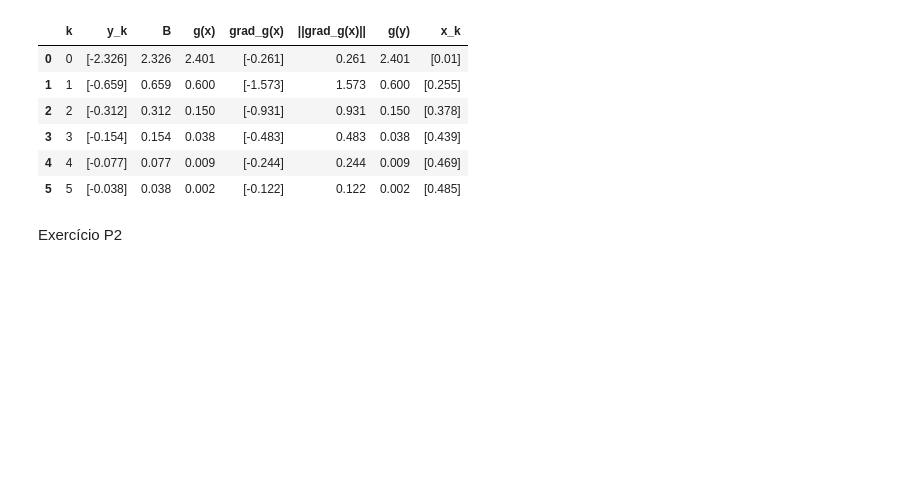
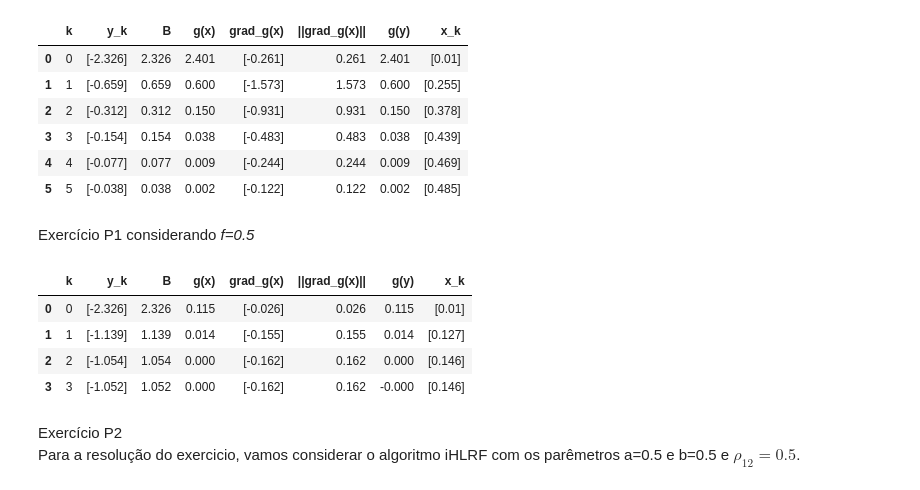
Before and after one commit to Gabrielsssilverio/Confiabilidade, a Jupyter notebook: Lista_tarefas.ipynb, the cells around one changed output. Cells and saved outputs as stored; diff of their text form; code cells hidden in the pictures; blank space fills up the shorter version.

```diff
--- a/Lista_tarefas.ipynb
+++ b/Lista_tarefas.ipynb
@@ -2348,8 +2342,78 @@ tabela
 | 3 | 3 | [-0.154] | 0.154 | 0.038 | [-0.483] | 0.483 | 0.038 | [0.439] |
 | 4 | 4 | [-0.077] | 0.077 | 0.009 | [-0.244] | 0.244 | 0.009 | [0.469] |
 | 5 | 5 | [-0.038] | 0.038 | 0.002 | [-0.122] | 0.122 | 0.002 | [0.485] |
+# %% [markdown]
+ Exercício P1 considerando *f=0.5*
+# %%
+import numpy as np
+import sympy as sp
+import pandas as pd
+
+
+# Equação do estado limite g(X)
+X1,f,P,L = sp.symbols('X1 f P L')
+vetor_simbolico_x = [X1]
+f = 0.5
+P = 1
+L = 1
+g_sym_function = ((f * P * L) / 4) - (P * (X1 - ((X1**2) / L)))
+
+
+def g_fun_numerica(x: np.ndarray) -> float:
+
+    f = 0.5
+    P = 1
+    L = 1
+    return ((f * P * L) / 4) - (P * (x[0] - ((x[0]**2) / L)))
+
+# Transformação X -> Y da equação de estado-limite g(X)
+Y1,f,P,L = sp.symbols('Y1 f P L')
+vetor_simbolico_y = [Y1]
+def g_y_simbolico_fun (vetor_x_simbolico):
+    f = 0.5
+    P = 1
+    L = 1
+    return ((f * P * L) / 4) - (P * (vetor_x_simbolico[0] - ((vetor_x_simbolico[0]**2) / L)))
+
+# Descrição das variáveis aleatórias
+X1 = variavel_aleatoria(distribuicao='uniforme', nome='Posicao', simbolo='X1')
+X1.conjunto_parametros(0, 1)
+
+vetor_va = [X1]
+
+# Montagem das matrizes de observações e correlações
+matriz_dummy_obs = np.zeros((1, 1)) # Matriz das observações para iniciar o algoritmo
+
+Rx_entrada = np.array([
+    [1.0],
+])
+
+# 4. Inicializar VX (T3)
+vx_obj = vetores_variavel_aleatoria(matriz_dummy_obs, vetor_va)
+vx_obj.matriz_correlacao_x = Rx_entrada
+Rz = vx_obj.matriz_correlacao_nataf() # Garante que Cz é calculado (Cz = Rx = I)
+J_yz, J_zy = vx_obj.decomposicao_cholesky()
+
+# Ponto inicial
+x_start = np.array([0.01])
+ponto_projeto_obj = Ponto_projeto_iHRLF(vx_obj, g_fun_numerica, vetor_simbolico_y, g_y_simbolico_fun, g_sym_function, vetor_simbolico_x, x_start, max_iter=200)
+
+# Resultado da iteração
+resultado_iteração = ponto_projeto_obj.execution()
+dados_arredondados = [[np.round(x, 3) for x in linha] for linha in resultado_iteração]
+
+# Montagem da tabela
+tabela = pd.DataFrame(dados_arredondados, columns=['k', 'y_k', 'B', 'g(x)', 'grad_g(x)', '||grad_g(x)||', 'g(y)', 'x_k' ])
+tabela
+# %% [output]
+|  | k | y_k | B | g(x) | grad_g(x) | ||grad_g(x)|| | g(y) | x_k |
+| 0 | 0 | [-2.326] | 2.326 | 0.115 | [-0.026] | 0.026 | 0.115 | [0.01] |
+| 1 | 1 | [-1.139] | 1.139 | 0.014 | [-0.155] | 0.155 | 0.014 | [0.127] |
+| 2 | 2 | [-1.054] | 1.054 | 0.000 | [-0.162] | 0.162 | 0.000 | [0.146] |
+| 3 | 3 | [-1.052] | 1.052 | 0.000 | [-0.162] | 0.162 | -0.000 | [0.146] |
 # %% [markdown]
-Exercício P2
+Exercício P2 <br>
+Para a resolução do exercicio, vamos considerar o algoritmo iHLRF com os parêmetros a=0.5 e b=0.5 e $\rho_{12}=0.5$.
 # %%
 import numpy as np
 import scipy as sc
```
Also changed, not shown: parts of 12 cells of this notebook, 2 other files.
